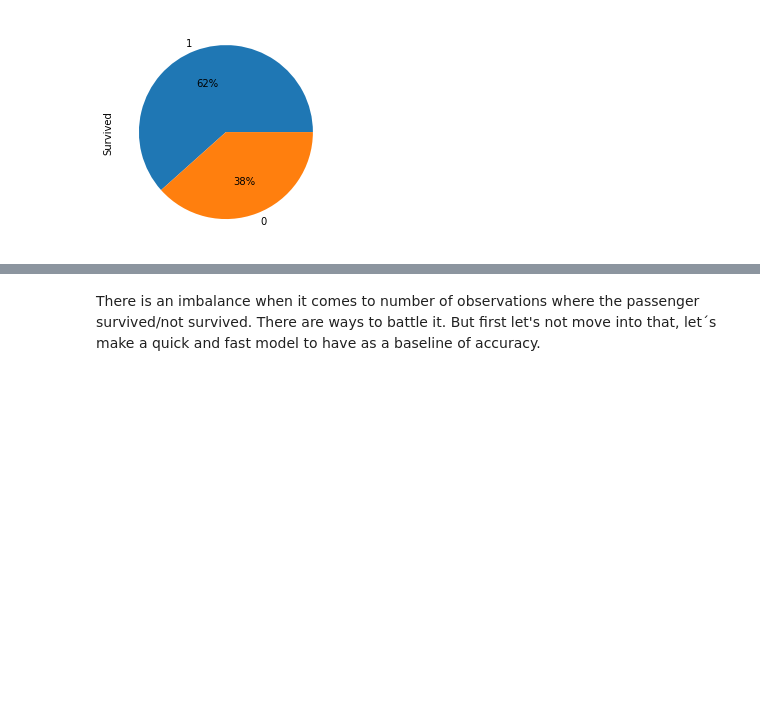
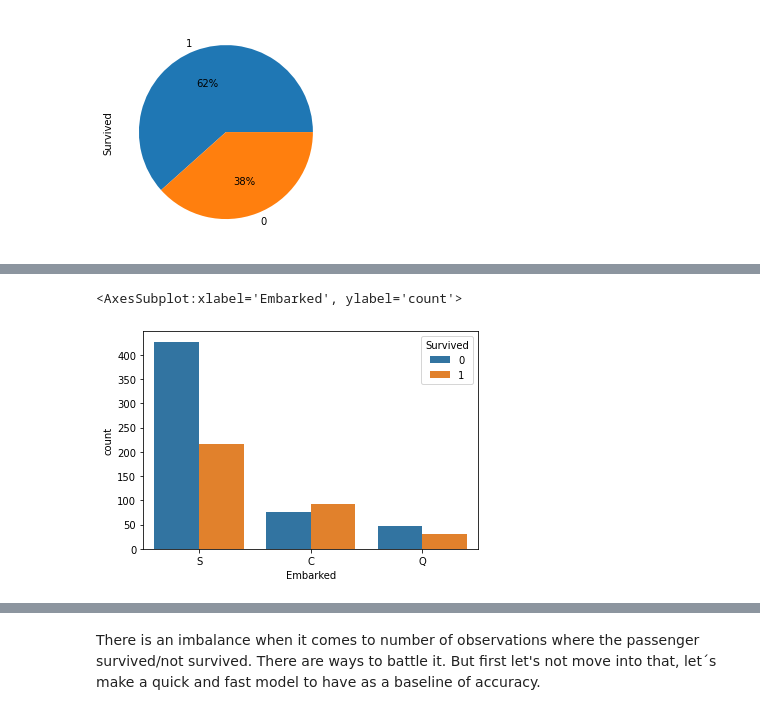
Before and after one commit to TiagoOliveira98/SurvivalTitanic, a Jupyter notebook: main.ipynb, the cells around one changed output, grey strips where cells are left out. Drawn from its saved outputs; the diff is of its cells as text; code cells hidden in the pictures; blank space fills up the shorter version.

```diff
--- a/main.ipynb
+++ b/main.ipynb
@@ -137,0 +156,5 @@ train_df.Survived.value_counts().plot(kind = 'pie', labels = ['1','0'], autopct=
+# %%
+sns.countplot(data = train_df, x = 'Embarked', hue = 'Survived')
+# %% [output]
+<AxesSubplot:xlabel='Embarked', ylabel='count'>
+[figure, added]
```
Also changed, not shown: parts of 19 cells of this notebook.
